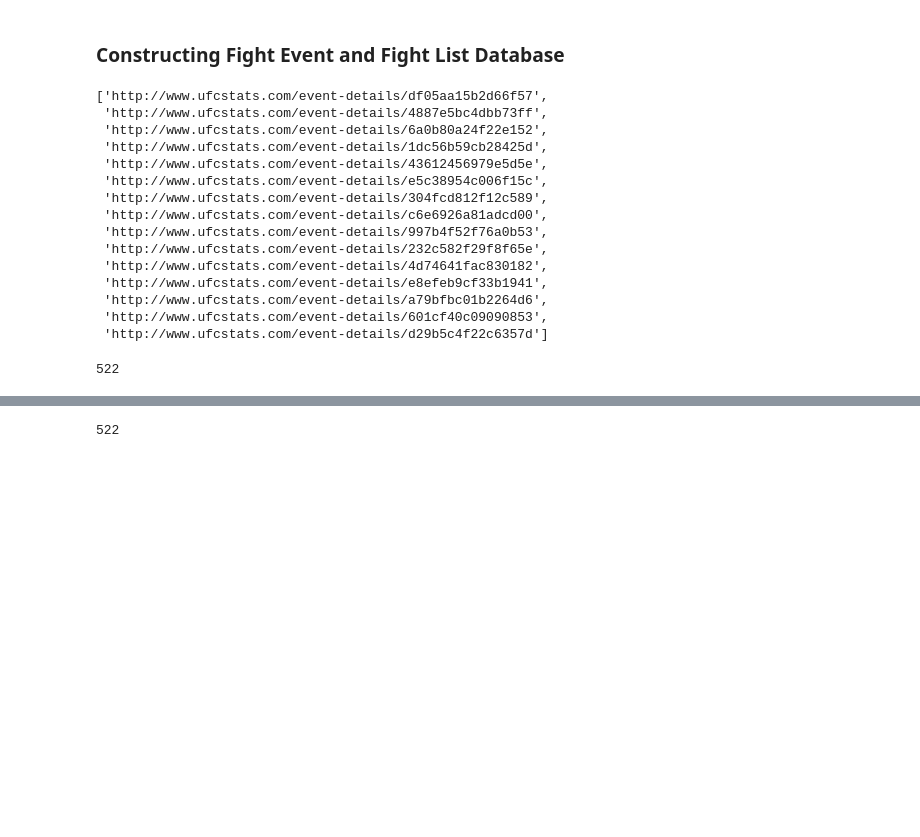
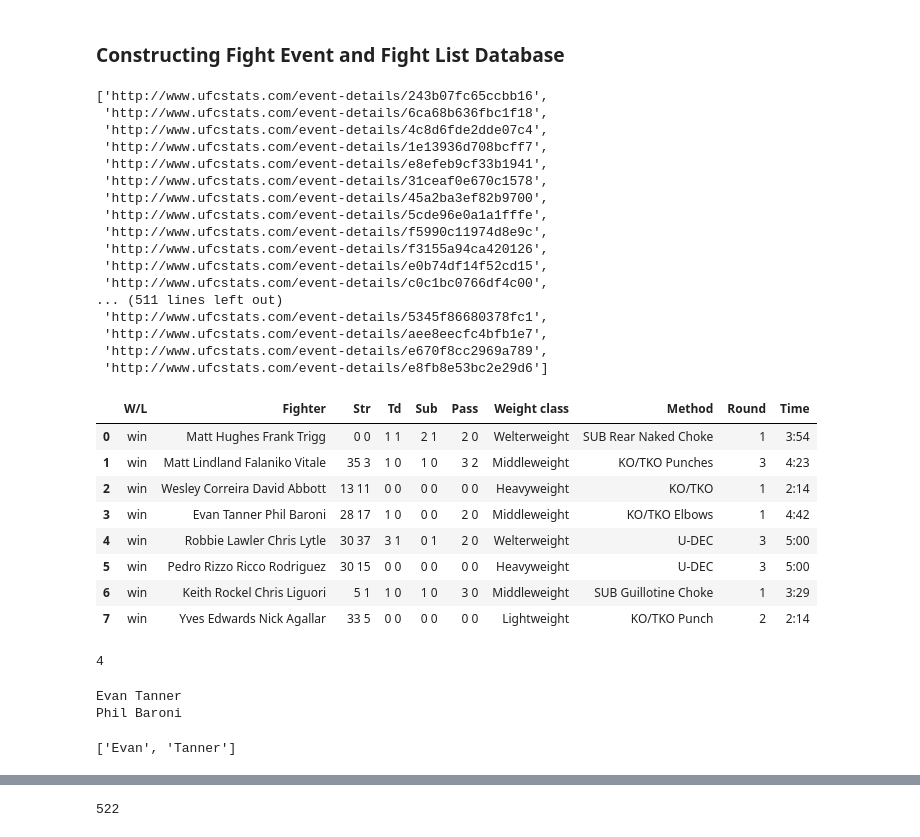
Before and after one commit to Neji128/Creating-a-SQL-Server-via-Web-Scrapping, a Jupyter notebook: Web_Scrapping.ipynb, the cells around one changed output, grey strips where cells are left out. Cells and saved outputs as stored; diff of their text form; code cells hidden in the pictures; blank space fills up the shorter version.

Commit message:
Need to reasearch methods for exploding fighter and stats columns in event dataframes.

```diff
--- a/Web_Scrapping.ipynb
+++ b/Web_Scrapping.ipynb
@@ -372,24 +360,36 @@ for url in event_url_list:
     if len(url) <  54:
         event_url_list.remove(url)
 # %%
-event_url_list[:15]
+event_url_list
 # %% [output]
-['http://www.ufcstats.com/event-details/df05aa15b2d66f57',
- 'http://www.ufcstats.com/event-details/4887e5bc4dbb73ff',
- 'http://www.ufcstats.com/event-details/6a0b80a24f22e152',
- 'http://www.ufcstats.com/event-details/1dc56b59cb28425d',
- 'http://www.ufcstats.com/event-details/43612456979e5d5e',
- 'http://www.ufcstats.com/event-details/e5c38954c006f15c',
- 'http://www.ufcstats.com/event-details/304fcd812f12c589',
- 'http://www.ufcstats.com/event-details/c6e6926a81adcd00',
- 'http://www.ufcstats.com/event-details/997b4f52f76a0b53',
- 'http://www.ufcstats.com/event-details/232c582f29f8f65e',
- 'http://www.ufcstats.com/event-details/4d74641fac830182',
+['http://www.ufcstats.com/event-details/243b07fc65ccbb16',
+ 'http://www.ufcstats.com/event-details/6ca68b636fbc1f18',
+ 'http://www.ufcstats.com/event-details/4c8d6fde2dde07c4',
+ 'http://www.ufcstats.com/event-details/1e13936d708bcff7',
  'http://www.ufcstats.com/event-details/e8efeb9cf33b1941',
- 'http://www.ufcstats.com/event-details/a79bfbc01b2264d6',
- 'http://www.ufcstats.com/event-details/601cf40c09090853',
- 'http://www.ufcstats.com/event-details/d29b5c4f22c6357d']
+ 'http://www.ufcstats.com/event-details/31ceaf0e670c1578',
+ 'http://www.ufcstats.com/event-details/45a2ba3ef82b9700',
+ 'http://www.ufcstats.com/event-details/5cde96e0a1a1fffe',
+ 'http://www.ufcstats.com/event-details/f5990c11974d8e9c',
+ 'http://www.ufcstats.com/event-details/f3155a94ca420126',
+ 'http://www.ufcstats.com/event-details/e0b74df14f52cd15',
+ 'http://www.ufcstats.com/event-details/c0c1bc0766df4c00',
+... (511 lines left out)
+ 'http://www.ufcstats.com/event-details/5345f86680378fc1',
+ 'http://www.ufcstats.com/event-details/aee8eecfc4bfb1e7',
+ 'http://www.ufcstats.com/event-details/e670f8cc2969a789',
+ 'http://www.ufcstats.com/event-details/e8fb8e53bc2e29d6']
-# %%
-len(event_url_list)
-# %% [output]
-522
+# %%
+test = pd.read_html('http://www.ufcstats.com/event-details/e670f8cc2969a789')[0]
+# %%
+test
+# %% [output]
+|  | W/L | Fighter | Str | Td | Sub | Pass | Weight class | Method | Round | Time |
+| 0 | win | Matt Hughes Frank Trigg | 0 0 | 1 1 | 2 1 | 2 0 | Welterweight | SUB Rear Naked Choke | 1 | 3:54 |
+| 1 | win | Matt Lindland Falaniko Vitale | 35 3 | 1 0 | 1 0 | 3 2 | Middleweight | KO/TKO Punches | 3 | 4:23 |
+| 2 | win | Wesley Correira David Abbott | 13 11 | 0 0 | 0 0 | 0 0 | Heavyweight | KO/TKO | 1 | 2:14 |
+| 3 | win | Evan Tanner Phil Baroni | 28 17 | 1 0 | 0 0 | 2 0 | Middleweight | KO/TKO Elbows | 1 | 4:42 |
+| 4 | win | Robbie Lawler Chris Lytle | 30 37 | 3 1 | 0 1 | 2 0 | Welterweight | U-DEC | 3 | 5:00 |
+| 5 | win | Pedro Rizzo Ricco Rodriguez | 30 15 | 0 0 | 0 0 | 0 0 | Heavyweight | U-DEC | 3 | 5:00 |
+| 6 | win | Keith Rockel Chris Liguori | 5 1 | 1 0 | 1 0 | 3 0 | Middleweight | SUB Guillotine Choke | 1 | 3:29 |
+| 7 | win | Yves Edwards Nick Agallar | 33 5 | 0 0 | 0 0 | 0 0 | Lightweight | KO/TKO Punch | 2 | 2:14 |
@@ -395,0 +398,4 @@ len(event_url_list)
+# %%
+len(test.iloc[3].Fighter.split())
+# %% [output]
+4
@@ -395,0 +404,11 @@ len(event_url_list)
+# %%
+for x in range(0,len(parse_names)):
+    trans_names = ' '.join(parse_names[x])
+    print(trans_names)
+# %% [output]
+Evan Tanner
+Phil Baroni
+# %%
+parse_names[0]
+# %% [output]
+['Evan', 'Tanner']
```
Also changed, not shown: parts of 12 cells of this notebook.
